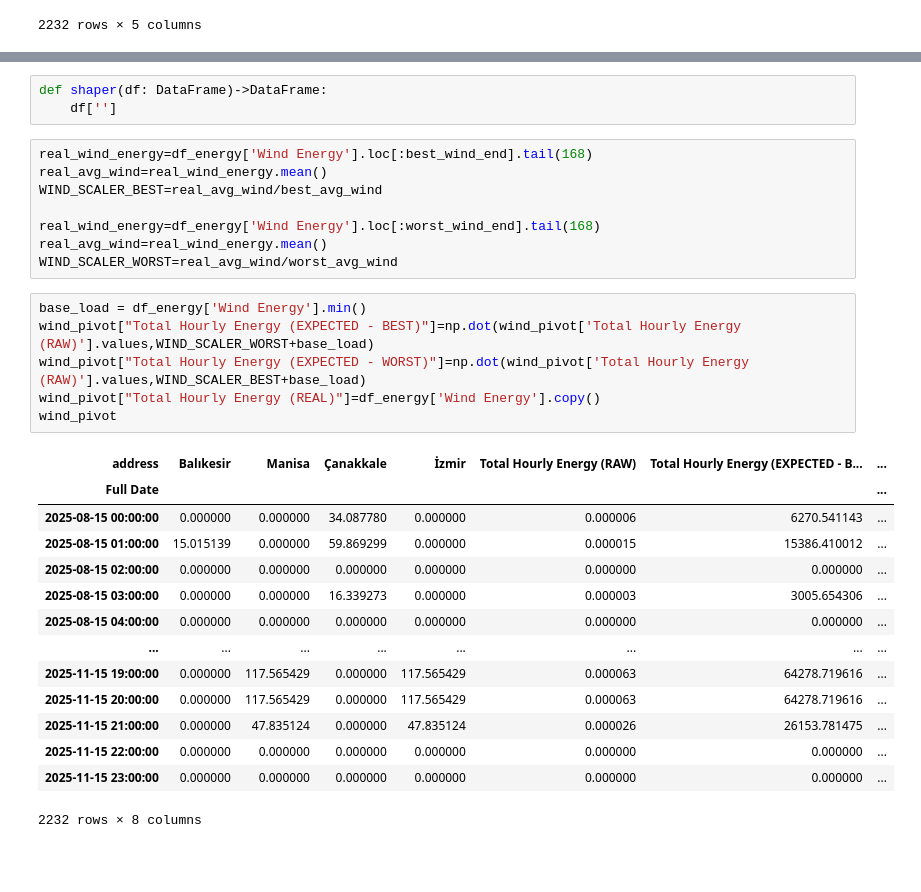
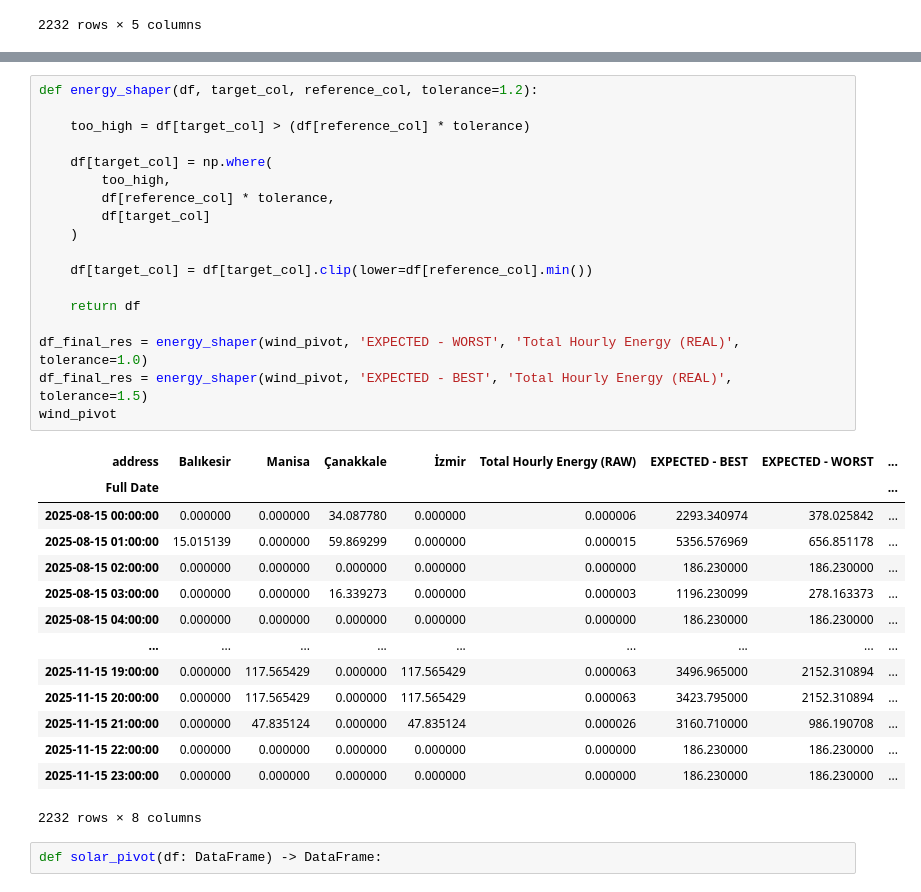
Before and after one commit to enessaduman/Proje3, a Jupyter notebook: data_cleaning_deneme.ipynb, the cells around one changed output, grey strips where cells are left out. Cells and saved outputs as stored; diff of their text form; blank space fills up the shorter version.

```diff
--- a/data_cleaning_deneme.ipynb
+++ b/data_cleaning_deneme.ipynb
@@ -228,32 +213,35 @@ Scalerlar: Best=343412570.65, Worst=31258487.98
 # %%
-def shaper(df: DataFrame)->DataFrame:
-    df['']
+def energy_shaper(df, target_col, reference_col, tolerance=1.2):
+
+    too_high = df[target_col] > (df[reference_col] * tolerance)
+
+    df[target_col] = np.where(
+        too_high,
+        df[reference_col] * tolerance,
+        df[target_col]
+    )
+
+    df[target_col] = df[target_col].clip(lower=df[reference_col].min())
+
+    return df
+
+df_final_res = energy_shaper(wind_pivot, 'EXPECTED - WORST', 'Total Hourly Energy (REAL)', tolerance=1.0)
+df_final_res = energy_shaper(wind_pivot, 'EXPECTED - BEST', 'Total Hourly Energy (REAL)', tolerance=1.5)
+wind_pivot
+# %% [output]
+| address | Balıkesir | Manisa | Çanakkale | İzmir | Total Hourly Energy (RAW) | EXPECTED - BEST | EXPECTED - WORST | ... |
+| Full Date |  |  |  |  |  |  |  | ... |
+| 2025-08-15 00:00:00 | 0.000000 | 0.000000 | 34.087780 | 0.000000 | 0.000006 | 2293.340974 | 378.025842 | ... |
+| 2025-08-15 01:00:00 | 15.015139 | 0.000000 | 59.869299 | 0.000000 | 0.000015 | 5356.576969 | 656.851178 | ... |
+| 2025-08-15 02:00:00 | 0.000000 | 0.000000 | 0.000000 | 0.000000 | 0.000000 | 186.230000 | 186.230000 | ... |
+| 2025-08-15 03:00:00 | 0.000000 | 0.000000 | 16.339273 | 0.000000 | 0.000003 | 1196.230099 | 278.163373 | ... |
+| 2025-08-15 04:00:00 | 0.000000 | 0.000000 | 0.000000 | 0.000000 | 0.000000 | 186.230000 | 186.230000 | ... |
+| ... | ... | ... | ... | ... | ... | ... | ... | ... |
+| 2025-11-15 19:00:00 | 0.000000 | 117.565429 | 0.000000 | 117.565429 | 0.000063 | 3496.965000 | 2152.310894 | ... |
+| 2025-11-15 20:00:00 | 0.000000 | 117.565429 | 0.000000 | 117.565429 | 0.000063 | 3423.795000 | 2152.310894 | ... |
+| 2025-11-15 21:00:00 | 0.000000 | 47.835124 | 0.000000 | 47.835124 | 0.000026 | 3160.710000 | 986.190708 | ... |
+| 2025-11-15 22:00:00 | 0.000000 | 0.000000 | 0.000000 | 0.000000 | 0.000000 | 186.230000 | 186.230000 | ... |
+| 2025-11-15 23:00:00 | 0.000000 | 0.000000 | 0.000000 | 0.000000 | 0.000000 | 186.230000 | 186.230000 | ... |
+2232 rows × 8 columns
-# %%
-real_wind_energy=df_energy['Wind Energy'].loc[:best_wind_end].tail(168)
-real_avg_wind=real_wind_energy.mean()
-WIND_SCALER_BEST=real_avg_wind/best_avg_wind
-
-real_wind_energy=df_energy['Wind Energy'].loc[:worst_wind_end].tail(168)
-real_avg_wind=real_wind_energy.mean()
-WIND_SCALER_WORST=real_avg_wind/worst_avg_wind
-# %%
-base_load = df_energy['Wind Energy'].min()
-wind_pivot["Total Hourly Energy (EXPECTED - BEST)"]=np.dot(wind_pivot['Total Hourly Energy (RAW)'].values,WIND_SCALER_WORST+base_load)
-wind_pivot["Total Hourly Energy (EXPECTED - WORST)"]=np.dot(wind_pivot['Total Hourly Energy (RAW)'].values,WIND_SCALER_BEST+base_load)
-wind_pivot["Total Hourly Energy (REAL)"]=df_energy['Wind Energy'].copy()
-wind_pivot
-# %% [output]
-| address | Balıkesir | Manisa | Çanakkale | İzmir | Total Hourly Energy (RAW) | Total Hourly Energy (EXPECTED - B... | ... |
-| Full Date |  |  |  |  |  |  | ... |
-| 2025-08-15 00:00:00 | 0.000000 | 0.000000 | 34.087780 | 0.000000 | 0.000006 | 6270.541143 | ... |
-| 2025-08-15 01:00:00 | 15.015139 | 0.000000 | 59.869299 | 0.000000 | 0.000015 | 15386.410012 | ... |
-| 2025-08-15 02:00:00 | 0.000000 | 0.000000 | 0.000000 | 0.000000 | 0.000000 | 0.000000 | ... |
-| 2025-08-15 03:00:00 | 0.000000 | 0.000000 | 16.339273 | 0.000000 | 0.000003 | 3005.654306 | ... |
-| 2025-08-15 04:00:00 | 0.000000 | 0.000000 | 0.000000 | 0.000000 | 0.000000 | 0.000000 | ... |
-| ... | ... | ... | ... | ... | ... | ... | ... |
-| 2025-11-15 19:00:00 | 0.000000 | 117.565429 | 0.000000 | 117.565429 | 0.000063 | 64278.719616 | ... |
-| 2025-11-15 20:00:00 | 0.000000 | 117.565429 | 0.000000 | 117.565429 | 0.000063 | 64278.719616 | ... |
-| 2025-11-15 21:00:00 | 0.000000 | 47.835124 | 0.000000 | 47.835124 | 0.000026 | 26153.781475 | ... |
-| 2025-11-15 22:00:00 | 0.000000 | 0.000000 | 0.000000 | 0.000000 | 0.000000 | 0.000000 | ... |
-| 2025-11-15 23:00:00 | 0.000000 | 0.000000 | 0.000000 | 0.000000 | 0.000000 | 0.000000 | ... |
-2232 rows × 8 columns
+# %%
+def solar_pivot(df: DataFrame) -> DataFrame:
```
Also changed, not shown: parts of 1 cell of this notebook.
